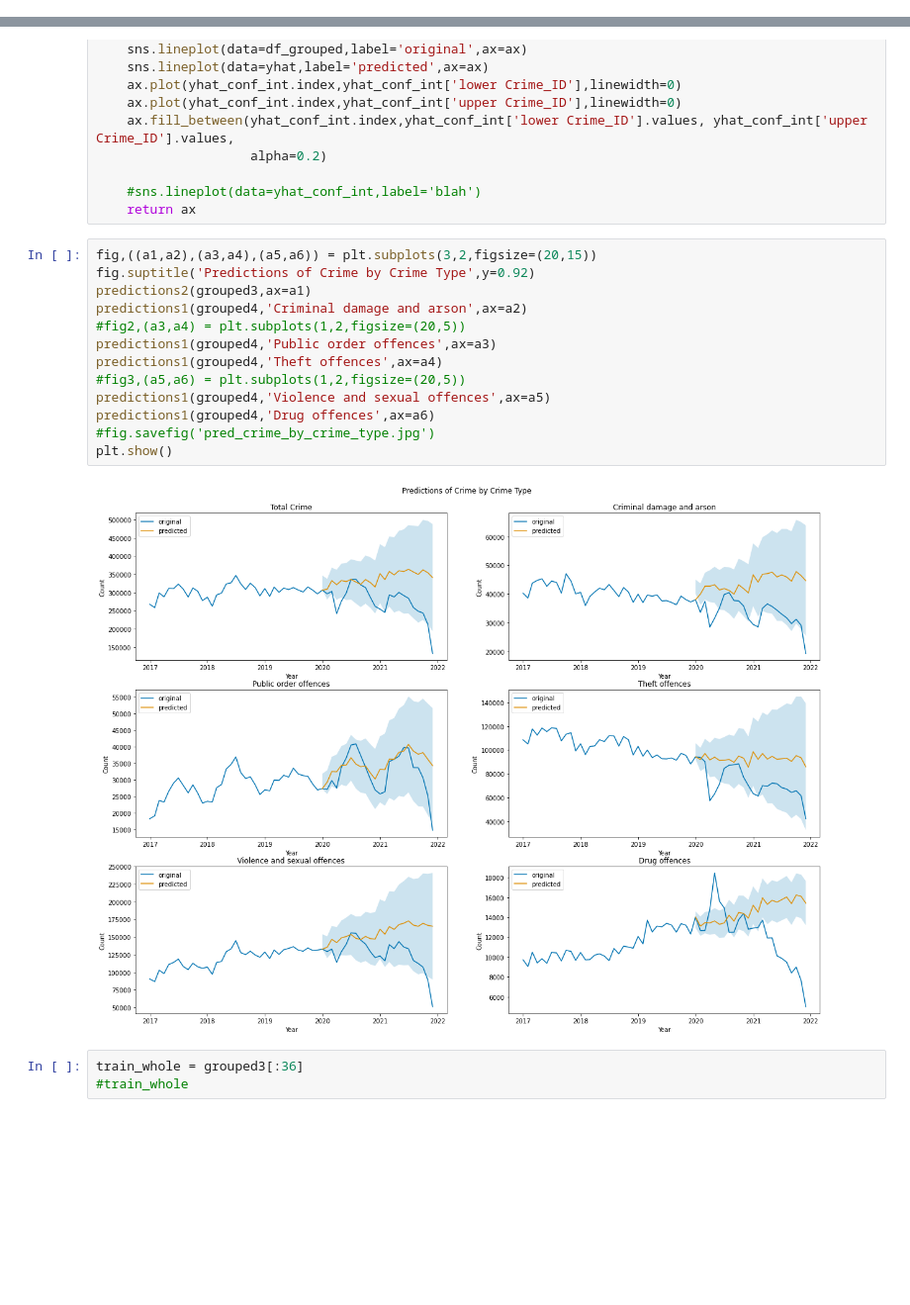
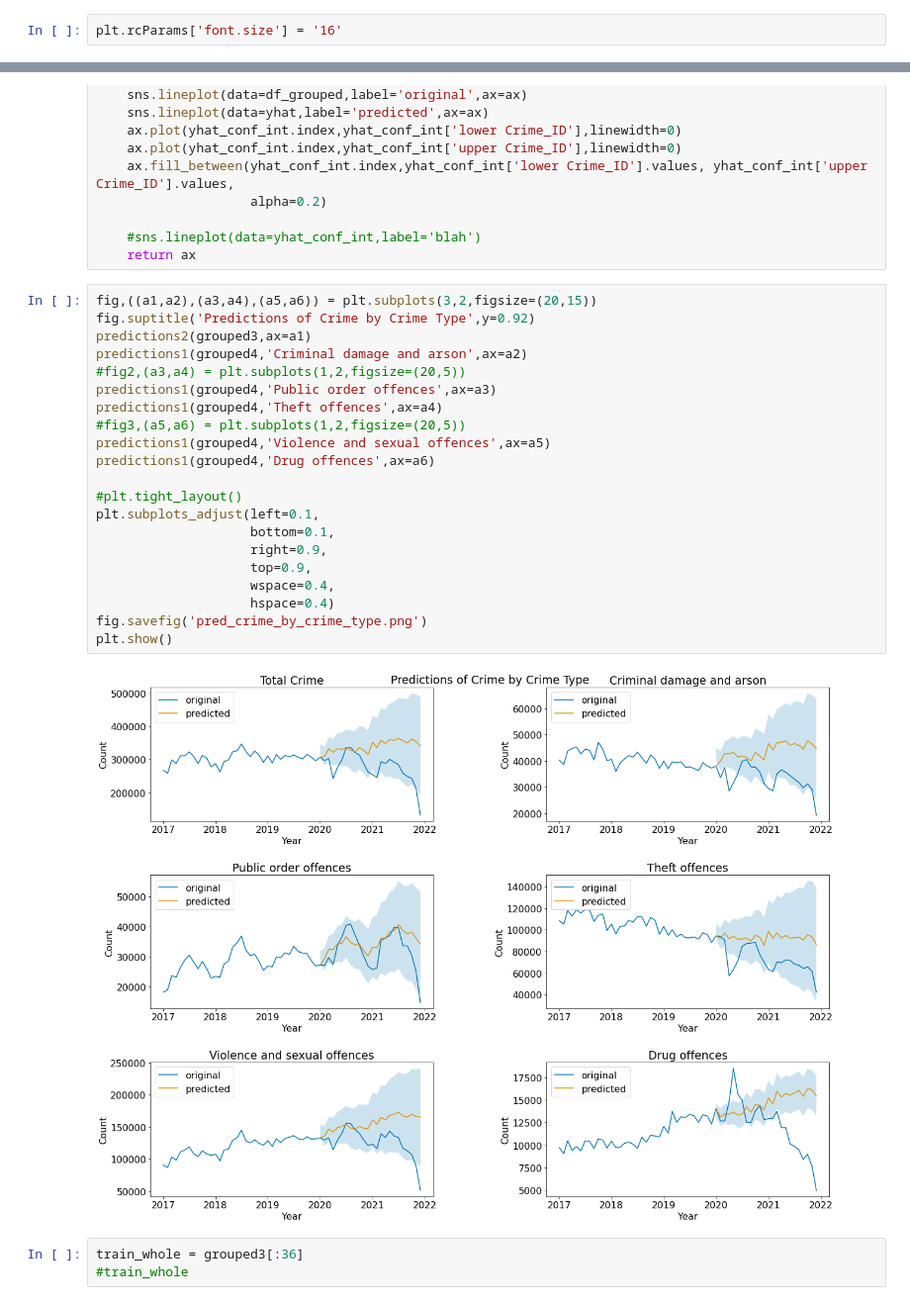
Before and after one commit to elliot-linsey/QMUL, a Jupyter notebook: EOY Project/Untitled Folder/ARIMA-Copy1.ipynb, the cells around one changed output, grey strips where cells are left out. Shown at 99% size. Saved outputs shown, nothing was run; the diff lists cells and outputs as text; blank space fills up the shorter version.

```diff
--- a/EOY Project/Untitled Folder/ARIMA-Copy1.ipynb
+++ b/EOY Project/Untitled Folder/ARIMA-Copy1.ipynb
@@ -41,6 +41,8 @@ grouped = grouped.reset_index()
 # %%
 grouped2 = df2.groupby(['Month','Crime_type'])['Crime_ID'].count()
 grouped2 = grouped2.reset_index()
+# %%
+plt.rcParams['font.size'] = '16'
 # %%
 plt.figure(figsize=(15,10))
 sns.lineplot(data=grouped2,x='Month',y='Crime_ID', hue='Crime_type')
@@ -412,18 +415,26 @@ def predictions2(df_grouped,crime_type=None,ax=None,**kwargs):
 # %%
 fig,((a1,a2),(a3,a4),(a5,a6)) = plt.subplots(3,2,figsize=(20,15))
 fig.suptitle('Predictions of Crime by Crime Type',y=0.92)
 predictions2(grouped3,ax=a1)
 predictions1(grouped4,'Criminal damage and arson',ax=a2)
 #fig2,(a3,a4) = plt.subplots(1,2,figsize=(20,5))
 predictions1(grouped4,'Public order offences',ax=a3)
 predictions1(grouped4,'Theft offences',ax=a4)
 #fig3,(a5,a6) = plt.subplots(1,2,figsize=(20,5))
 predictions1(grouped4,'Violence and sexual offences',ax=a5)
 predictions1(grouped4,'Drug offences',ax=a6)
-#fig.savefig('pred_crime_by_crime_type.jpg')
+
+#plt.tight_layout()
+plt.subplots_adjust(left=0.1,
+                    bottom=0.1,
+                    right=0.9,
+                    top=0.9,
+                    wspace=0.4,
+                    hspace=0.4)
+fig.savefig('pred_crime_by_crime_type.png')
 plt.show()
 # %% [output]
-[figure, old version]
+[figure, new version]
 # %%
 train_whole = grouped3[:36]
 #train_whole
```
Also changed, not shown: parts of 5 cells of this notebook, 13 other files.
